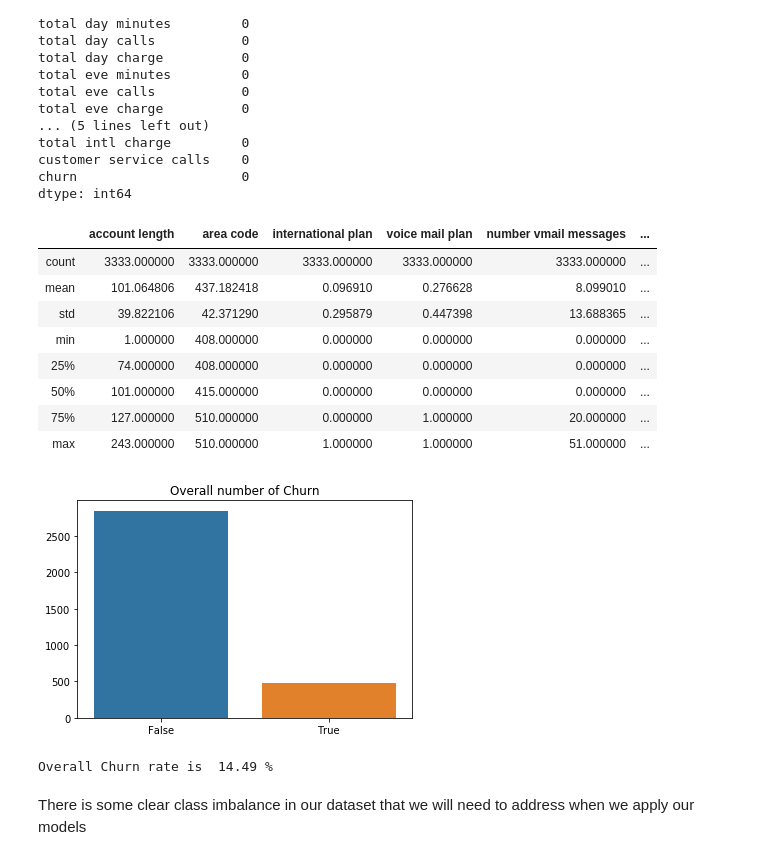
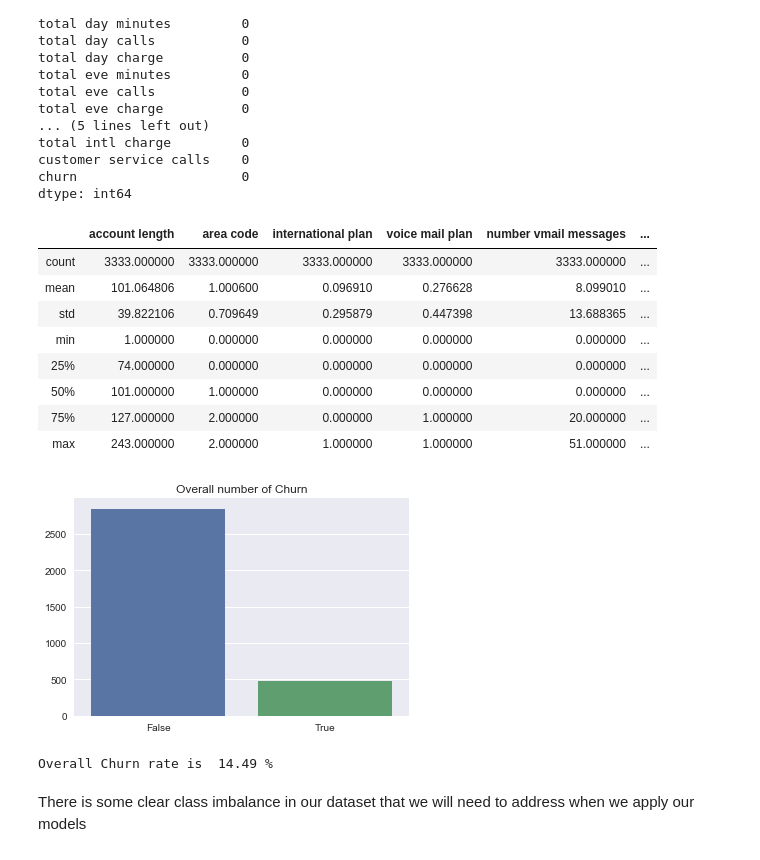
Before and after one commit to matteomm/syriatel_customerchurn_project, a Jupyter notebook: index.ipynb, the cells around one changed output. Drawn from its saved outputs; the diff is of its cells as text; code cells hidden in the pictures.

```diff
--- a/index.ipynb
+++ b/index.ipynb
@@ -57,11 +62,12 @@ df.head()
 | 3 | OH | 84 | 408 | 375-9999 | yes | no | ... |
 | 4 | OK | 75 | 415 | 330-6626 | yes | no | ... |
 # %%
-# converting all non-numerical values apart from state into categorical
+# converting all non-numerical values apart from 'state' into categorical
 label_encoder = preprocessing.LabelEncoder()
 
 df['international plan'] = label_encoder.fit_transform(df['international plan'])
 df['voice mail plan'] = label_encoder.fit_transform(df['voice mail plan'])
+df['area code'] = label_encoder.fit_transform(df['area code'])
 
 df.info()
 # %% [output]
@@ -117,23 +123,25 @@ df.describe()
 # %% [output]
 |  | account length | area code | international plan | voice mail plan | number vmail messages | ... |
 | count | 3333.000000 | 3333.000000 | 3333.000000 | 3333.000000 | 3333.000000 | ... |
-| mean | 101.064806 | 437.182418 | 0.096910 | 0.276628 | 8.099010 | ... |
-| std | 39.822106 | 42.371290 | 0.295879 | 0.447398 | 13.688365 | ... |
-| min | 1.000000 | 408.000000 | 0.000000 | 0.000000 | 0.000000 | ... |
-| 25% | 74.000000 | 408.000000 | 0.000000 | 0.000000 | 0.000000 | ... |
-| 50% | 101.000000 | 415.000000 | 0.000000 | 0.000000 | 0.000000 | ... |
-| 75% | 127.000000 | 510.000000 | 0.000000 | 1.000000 | 20.000000 | ... |
-| max | 243.000000 | 510.000000 | 1.000000 | 1.000000 | 51.000000 | ... |
+| mean | 101.064806 | 1.000600 | 0.096910 | 0.276628 | 8.099010 | ... |
+| std | 39.822106 | 0.709649 | 0.295879 | 0.447398 | 13.688365 | ... |
+| min | 1.000000 | 0.000000 | 0.000000 | 0.000000 | 0.000000 | ... |
+| 25% | 74.000000 | 0.000000 | 0.000000 | 0.000000 | 0.000000 | ... |
+| 50% | 101.000000 | 1.000000 | 0.000000 | 0.000000 | 0.000000 | ... |
+| 75% | 127.000000 | 2.000000 | 0.000000 | 1.000000 | 20.000000 | ... |
+| max | 243.000000 | 2.000000 | 1.000000 | 1.000000 | 51.000000 | ... |
 # %%
+# calculating overall churn rate
 churn = df['churn'].value_counts()
 sns.barplot(churn.index, churn.values)
 plt.title('Overall number of Churn')
+plt.style.use('seaborn')
 plt.show()
 
 churn_rate = ((sum(df['churn'] == True)/ len(df['churn'])*100))
 print('Overall Churn rate is ', round(churn_rate, 2), '%')
 # %% [output]
-[figure, old version]
+[figure, new version]
 Overall Churn rate is  14.49 %
 # %% [markdown]
 There is some clear class imbalance in our dataset that we will need to address when we apply our models
```
Also changed, not shown: parts of 25 cells of this notebook.
